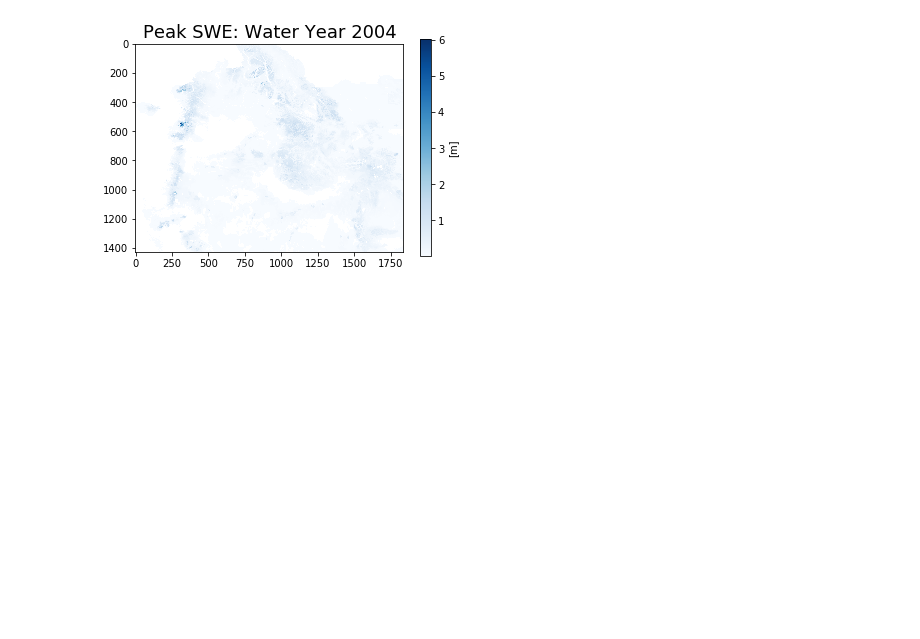
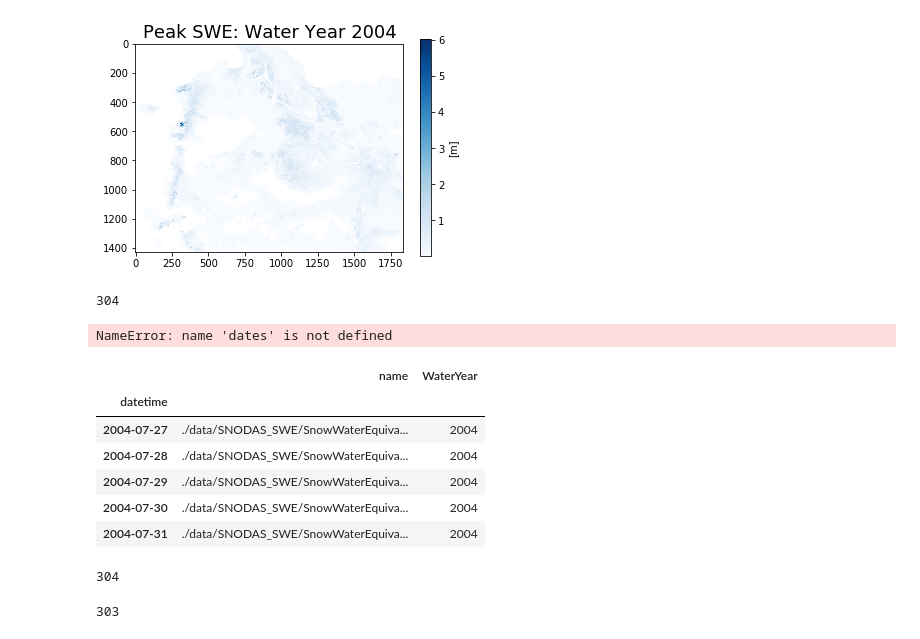
Before and after one commit to theobarnhart-USGS/PROSPER, a Jupyter notebook: Process SNODAS.ipynb, the cells around one changed output. Cells and saved outputs as stored; diff of their text form; code cells hidden in the pictures; blank space fills up the shorter version.

```diff
--- a/Process SNODAS.ipynb
+++ b/Process SNODAS.ipynb
@@ -360,3 +277,11 @@ plt.title('Peak SWE: Water Year %s'%wy,fontsize=18)
 # %% [output]
 <matplotlib.text.Text at 0x...>
 [figure]
+# %%
+DOWY('2010-8-01')
+# %% [output]
+304
+# %%
+dates
+# %% [output]
+NameError: name 'dates' is not defined
@@ -362,0 +291,18 @@ plt.title('Peak SWE: Water Year %s'%wy,fontsize=18)
+# %%
+fileList.tail()
+# %% [output]
+|  | name | WaterYear |
+| datetime |  |  |
+| 2004-07-27 | ./data/SNODAS_SWE/SnowWaterEquiva... | 2004 |
+| 2004-07-28 | ./data/SNODAS_SWE/SnowWaterEquiva... | 2004 |
+| 2004-07-29 | ./data/SNODAS_SWE/SnowWaterEquiva... | 2004 |
+| 2004-07-30 | ./data/SNODAS_SWE/SnowWaterEquiva... | 2004 |
+| 2004-07-31 | ./data/SNODAS_SWE/SnowWaterEquiva... | 2004 |
+# %%
+DOWY('2004-07-31')
+# %% [output]
+304
+# %%
+DOWY('2010-07-31')
+# %% [output]
+303
```
Also changed, not shown: parts of 17 cells of this notebook.
